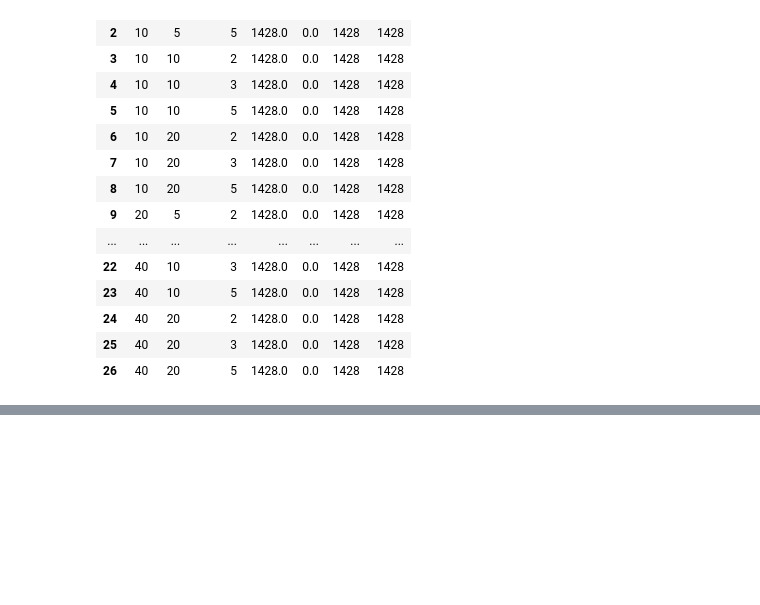
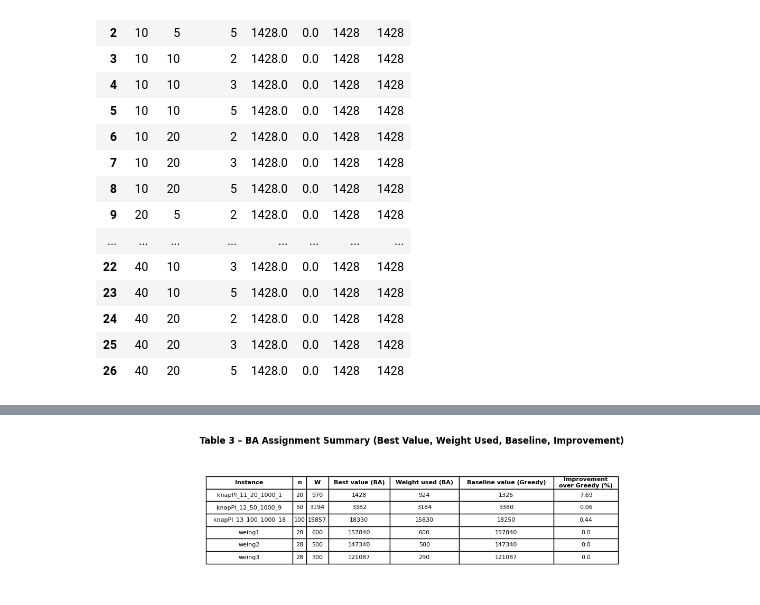
Before and after one commit to QuasimodoCodes/4610-Final, a Jupyter notebook: KnapsackProblemBeesAlgorithm/BA_Knapsack.ipynb, the cells around one changed output, grey strips where cells are left out. Saved outputs shown, nothing was run; the diff lists cells and outputs as text; code cells hidden in the pictures; blank space fills up the shorter version.

```diff
--- a/KnapsackProblemBeesAlgorithm/BA_Knapsack_test.ipynb
+++ b/KnapsackProblemBeesAlgorithm/BA_Knapsack.ipynb
@@ -760,0 +916,65 @@ report_table.to_csv(out_dir/"report_table.csv", index=False)
+# %%
+import matplotlib.pyplot as plt
+import pandas as pd
+
+# ---------- Table 3 data ----------
+data_t3 = [
+    ["knapPI_11_20_1000_1", 20,  970,   1428,   924,   1326,   7.69],
+    ["knapPI_12_50_1000_9", 50,  3194,  3382,   3184,  3380,   0.06],
+    ["knapPI_13_100_1000_18", 100, 15857, 18330, 15830, 18250, 0.44],
+    ["weing1",               28,  600,   157840, 600,   157840, 0.00],
+    ["weing2",               28,  500,   147340, 500,   147340, 0.00],
+    ["weing3",               28,  300,   121087, 290,   121087, 0.00],
+]
+
+cols_t3 = [
+    "Instance",
+    "n",
+    "W",
+    "Best value (BA)",
+    "Weight used (BA)",
+    "Baseline value (Greedy)",
+    "Improvement\nover Greedy (%)",   # <-- manual line break
+]
+
+df_t3 = pd.DataFrame(data_t3, columns=cols_t3)
+df_t3["Improvement\nover Greedy (%)"] = df_t3["Improvement\nover Greedy (%)"].round(2)
+
+# ---------- Plot ----------
+plt.rcParams["font.size"] = 8
+
+# Use a moderate, wide figure (similar to the one that already looked good)
+fig, ax = plt.subplots(figsize=(12, 3))
+ax.axis("off")
+
+table = ax.table(
+    cellText=df_t3.values,
+    colLabels=df_t3.columns,
+    cellLoc="center",
+    loc="center",
+)
+
+table.auto_set_font_size(False)
+table.set_fontsize(8)
+
+# Make it fill the width nicely
+table.scale(1.6, 1.4)
+table.auto_set_column_width(list(range(len(cols_t3))))
+
+# Bold header row
+for (row, col), cell in table.get_celld().items():
+    if row == 0:
+        cell.set_text_props(weight="bold")
+
+ax.set_title(
+    "Table 3 – BA Assignment Summary (Best Value, Weight Used, Baseline, Improvement)",
+    pad=20,
+    fontsize=12,
+    fontweight="bold",
+)
+
+plt.tight_layout()
+fig.savefig("table3_summary.png", dpi=300, bbox_inches="tight")
+plt.show()
+# %% [output]
+[figure, added]
```
Also changed, not shown: parts of 2 cells of this notebook, 6 other files.
